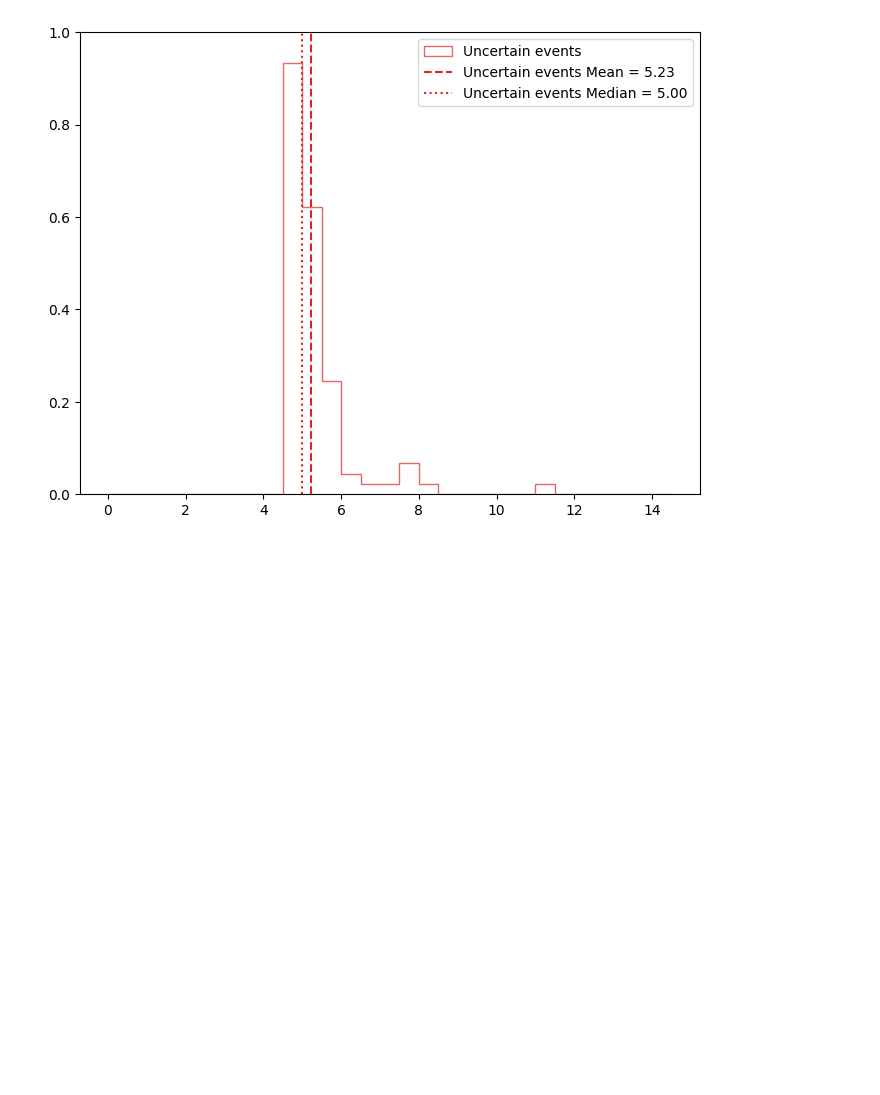
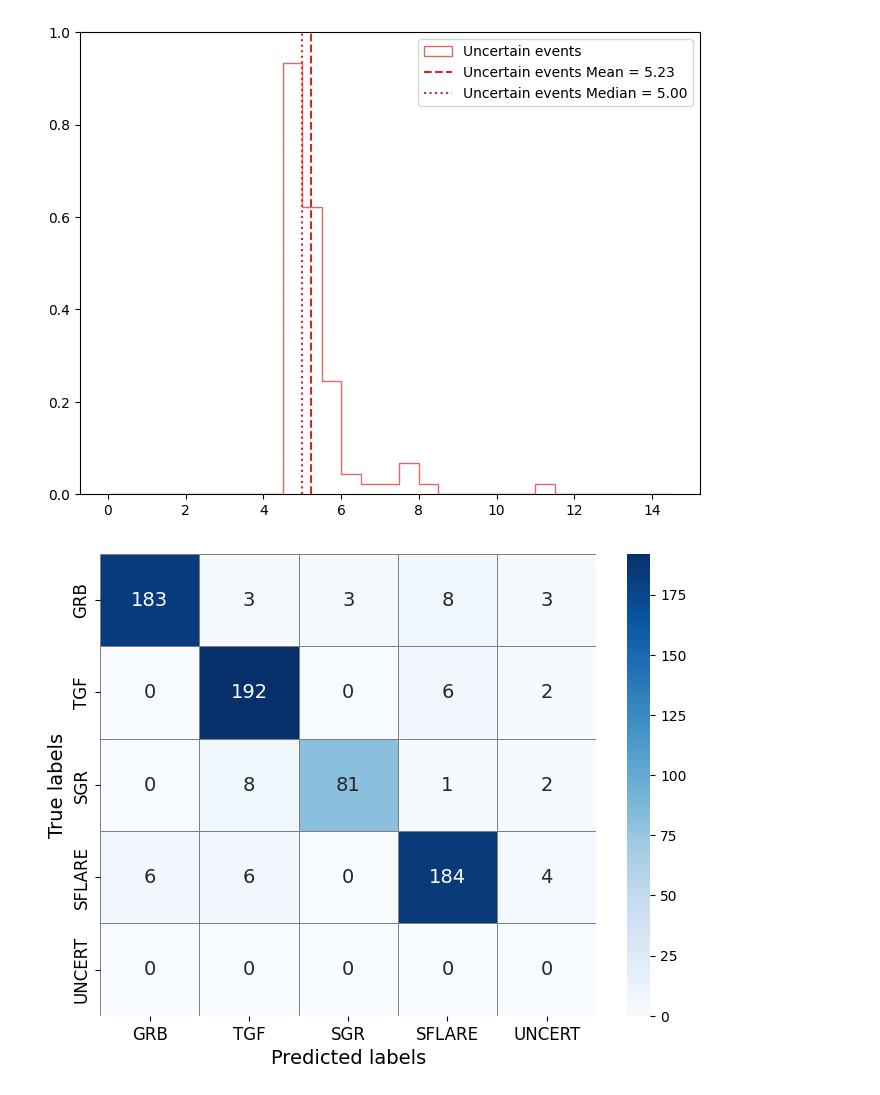
Before and after one commit to ArpanJohn/Transient_Classification, a Jupyter notebook: final_plots.ipynb, the cells around one changed output. Cells and saved outputs as stored; diff of their text form; code cells hidden in the pictures; blank space fills up the shorter version.

```diff
--- a/final_plots.ipynb
+++ b/final_plots.ipynb
@@ -508,3 +542,39 @@ plot_sig(df[df['category'] == 'uncert']['TRIG_SIG'], 'Uncertain events', 3)
 [figure]
 # %%
 # confidence probability plots
+# %%
+import matplotlib.pyplot as plt
+import seaborn as sb
+
+# Assuming conf_matrix is your confusion matrix data
+conf_matrix = [
+    [183, 3, 3, 8, 3],
+    [0, 192, 0, 6, 2],
+    [0, 8, 81, 1, 2],
+    [6, 6, 0, 184, 4],
+    [0, 0, 0, 0, 0]
+]
+
+# Create a figure and axis
+fig, ax = plt.subplots(figsize=(8, 6))
+
+# Plot the confusion matrix as a heatmap
+sb.heatmap(conf_matrix, annot=True, fmt='d', cmap=plt.cm.Blues, ax=ax,
+            xticklabels=['GRB', 'TGF', 'SGR', 'SFLARE', 'UNCERT'], yticklabels=['GRB', 'TGF', 'SGR', 'SFLARE', 'UNCERT'],
+            annot_kws={"size": 14}, linewidths=0.5, linecolor="gray")
+
+# Set labels and title
+ax.tick_params(axis='x', labelsize=12)
+ax.tick_params(axis='y', labelsize=12)
+ax.set_xlabel('Predicted labels', fontsize=14)
+ax.set_ylabel('True labels', fontsize=14)
+
+# Draw grid lines
+ax.set_xticks([x + 0.5 for x in range(len(conf_matrix[0]))])
+ax.set_yticks([y + 0.5 for y in range(len(conf_matrix))])
+ax.grid(which="minor", color="gray", linestyle='-', linewidth=0.5)
+ax.tick_params(which="minor", bottom=False, left=False)
+
+plt.show()
+# %% [output]
+[figure, added]
```
Also changed, not shown: parts of 3 cells of this notebook.
